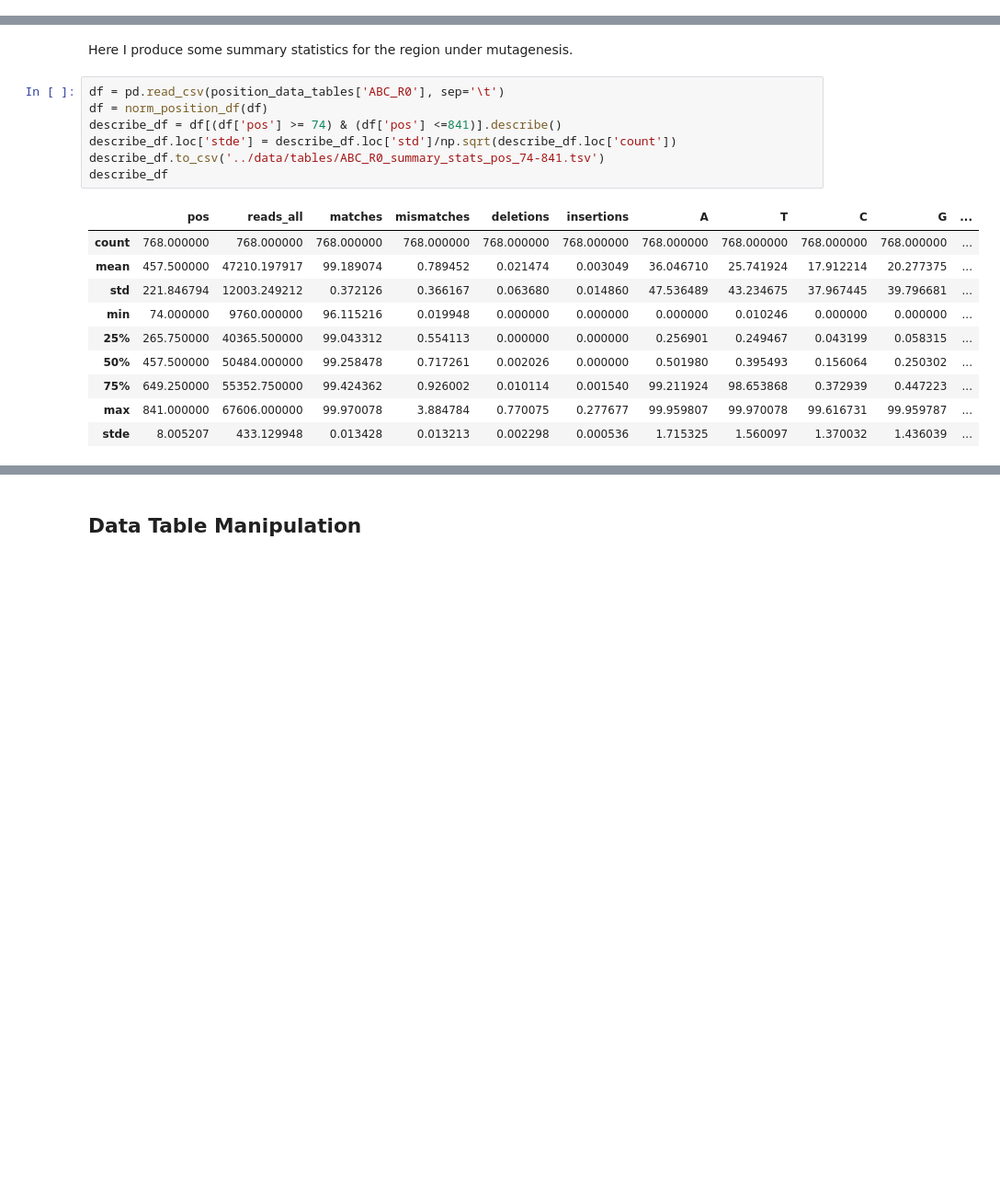
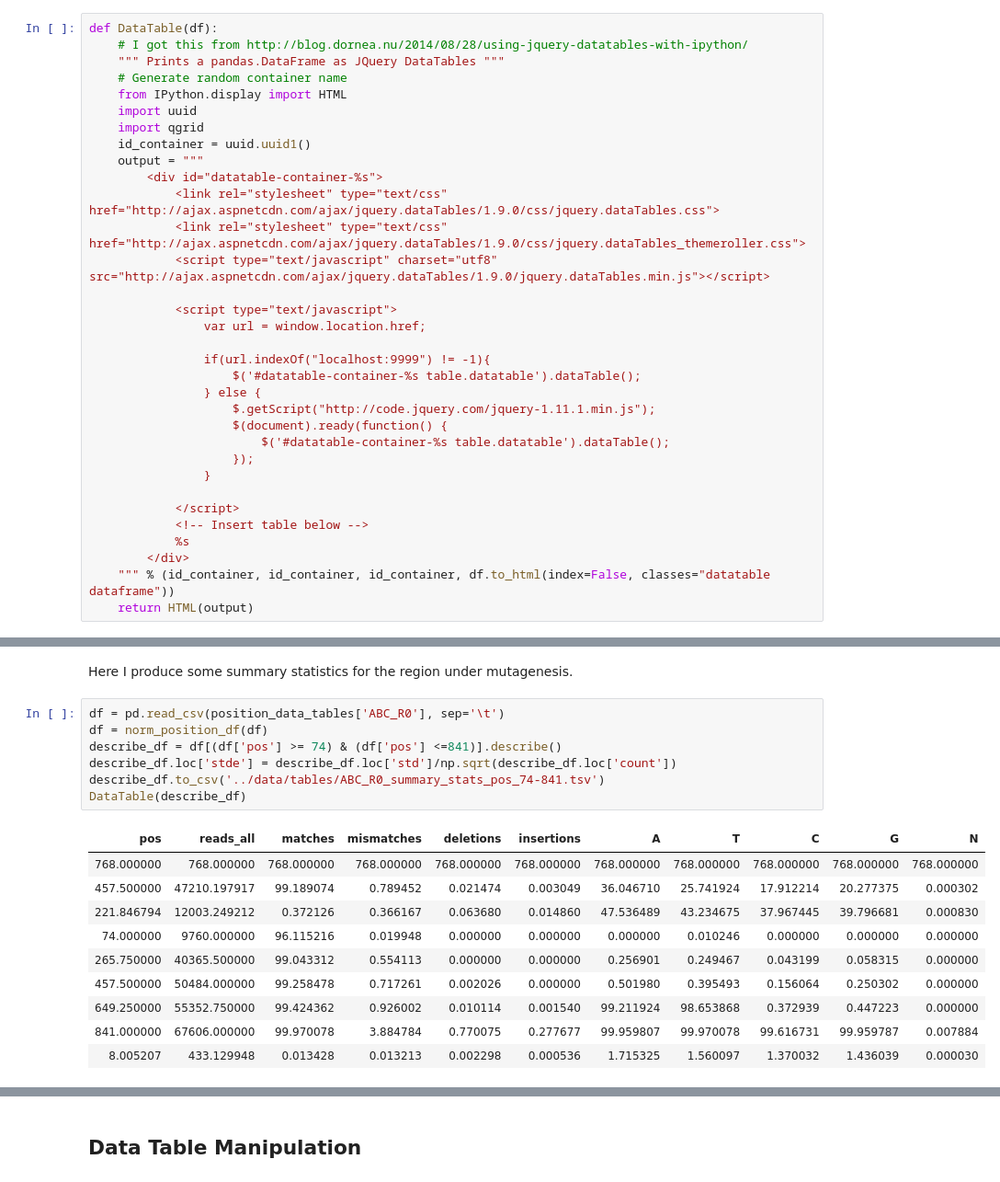
Before and after one commit to DuncanTormey/rap1_select_detect, a Jupyter notebook: notebook/rap1_analysis_notebook.ipynb, the cells around one changed output, grey strips where cells are left out. Shown at 92% size. Cells and saved outputs as stored; diff of their text form; blank space fills up the shorter version.

```diff
--- a/notebook/rap1_analysis_notebook.ipynb
+++ b/notebook/rap1_analysis_notebook.ipynb
@@ -26,6 +26,39 @@ matplotlib.rcParams['pdf.fonttype'] = 42
 matplotlib.rcParams['ps.fonttype'] = 42
 
 %matplotlib inline
+# %%
+def DataTable(df):
+    # I got this from http://blog.dornea.nu/2014/08/28/using-jquery-datatables-with-ipython/
+    """ Prints a pandas.DataFrame as JQuery DataTables """
+    # Generate random container name
+    from IPython.display import HTML
+    import uuid
+    import qgrid
+    id_container = uuid.uuid1()
+    output = """
+        <div id="datatable-container-%s">
+            <link rel="stylesheet" type="text/css" href="http://ajax.aspnetcdn.com/ajax/jquery.dataTables/1.9.0/css/jquery.dataTables.css">
+            <link rel="stylesheet" type="text/css" href="http://ajax.aspnetcdn.com/ajax/jquery.dataTables/1.9.0/css/jquery.dataTables_themeroller.css">
+            <script type="text/javascript" charset="utf8" src="http://ajax.aspnetcdn.com/ajax/jquery.dataTables/1.9.0/jquery.dataTables.min.js"></script>
+
+            <script type="text/javascript">
+                var url = window.location.href;
+
+                if(url.indexOf("localhost:9999") != -1){
+                    $('#datatable-container-%s table.datatable').dataTable();
+                } else {
+                    $.getScript("http://code.jquery.com/jquery-1.11.1.min.js");
+                    $(document).ready(function() {
+                        $('#datatable-container-%s table.datatable').dataTable();
+                    });
+                }
+
+            </script>
+            <!-- Insert table below -->
+            %s
+        </div>
+    """ % (id_container, id_container, id_container, df.to_html(index=False, classes="datatable dataframe"))
+    return HTML(output)
 # %% [markdown]
 Here I clone one of the main python classes that I use across projects. It defines a Fastq object and SimrFastq object that inherits from the Fastq object. These are used in the SimrData class, which gathers information on sequencing data from the Stowers file system. I display the entire python script in the cell below for future reference.
 # %%
@@ -967,21 +1000,21 @@ Here I produce some summary statistics for the region under mutagenesis.
 # %%
 df = pd.read_csv(position_data_tables['ABC_R0'], sep='\t')
 df = norm_position_df(df)
 describe_df = df[(df['pos'] >= 74) & (df['pos'] <=841)].describe()
 describe_df.loc['stde'] = describe_df.loc['std']/np.sqrt(describe_df.loc['count'])
 describe_df.to_csv('../data/tables/ABC_R0_summary_stats_pos_74-841.tsv')
-describe_df
+DataTable(describe_df)
 # %% [output]
-|  | pos | reads_all | matches | mismatches | deletions | insertions | A | T | C | G | ... |
-| count | 768.000000 | 768.000000 | 768.000000 | 768.000000 | 768.000000 | 768.000000 | 768.000000 | 768.000000 | 768.000000 | 768.000000 | ... |
-| mean | 457.500000 | 47210.197917 | 99.189074 | 0.789452 | 0.021474 | 0.003049 | 36.046710 | 25.741924 | 17.912214 | 20.277375 | ... |
-| std | 221.846794 | 12003.249212 | 0.372126 | 0.366167 | 0.063680 | 0.014860 | 47.536489 | 43.234675 | 37.967445 | 39.796681 | ... |
-| min | 74.000000 | 9760.000000 | 96.115216 | 0.019948 | 0.000000 | 0.000000 | 0.000000 | 0.010246 | 0.000000 | 0.000000 | ... |
-| 25% | 265.750000 | 40365.500000 | 99.043312 | 0.554113 | 0.000000 | 0.000000 | 0.256901 | 0.249467 | 0.043199 | 0.058315 | ... |
-| 50% | 457.500000 | 50484.000000 | 99.258478 | 0.717261 | 0.002026 | 0.000000 | 0.501980 | 0.395493 | 0.156064 | 0.250302 | ... |
-| 75% | 649.250000 | 55352.750000 | 99.424362 | 0.926002 | 0.010114 | 0.001540 | 99.211924 | 98.653868 | 0.372939 | 0.447223 | ... |
-| max | 841.000000 | 67606.000000 | 99.970078 | 3.884784 | 0.770075 | 0.277677 | 99.959807 | 99.970078 | 99.616731 | 99.959787 | ... |
-| stde | 8.005207 | 433.129948 | 0.013428 | 0.013213 | 0.002298 | 0.000536 | 1.715325 | 1.560097 | 1.370032 | 1.436039 | ... |
+| pos | reads_all | matches | mismatches | deletions | insertions | A | T | C | G | N |
+| 768.000000 | 768.000000 | 768.000000 | 768.000000 | 768.000000 | 768.000000 | 768.000000 | 768.000000 | 768.000000 | 768.000000 | 768.000000 |
+| 457.500000 | 47210.197917 | 99.189074 | 0.789452 | 0.021474 | 0.003049 | 36.046710 | 25.741924 | 17.912214 | 20.277375 | 0.000302 |
+| 221.846794 | 12003.249212 | 0.372126 | 0.366167 | 0.063680 | 0.014860 | 47.536489 | 43.234675 | 37.967445 | 39.796681 | 0.000830 |
+| 74.000000 | 9760.000000 | 96.115216 | 0.019948 | 0.000000 | 0.000000 | 0.000000 | 0.010246 | 0.000000 | 0.000000 | 0.000000 |
+| 265.750000 | 40365.500000 | 99.043312 | 0.554113 | 0.000000 | 0.000000 | 0.256901 | 0.249467 | 0.043199 | 0.058315 | 0.000000 |
+| 457.500000 | 50484.000000 | 99.258478 | 0.717261 | 0.002026 | 0.000000 | 0.501980 | 0.395493 | 0.156064 | 0.250302 | 0.000000 |
+| 649.250000 | 55352.750000 | 99.424362 | 0.926002 | 0.010114 | 0.001540 | 99.211924 | 98.653868 | 0.372939 | 0.447223 | 0.000000 |
+| 841.000000 | 67606.000000 | 99.970078 | 3.884784 | 0.770075 | 0.277677 | 99.959807 | 99.970078 | 99.616731 | 99.959787 | 0.007884 |
+| 8.005207 | 433.129948 | 0.013428 | 0.013213 | 0.002298 | 0.000536 | 1.715325 | 1.560097 | 1.370032 | 1.436039 | 0.000030 |
 # %%
 df = pd.read_csv(position_data_tables['Mut_lib_plasmid'], sep='\t')
 df = norm_position_df(df)
```
Also changed, not shown: parts of 14 cells of this notebook, 1 other file.
